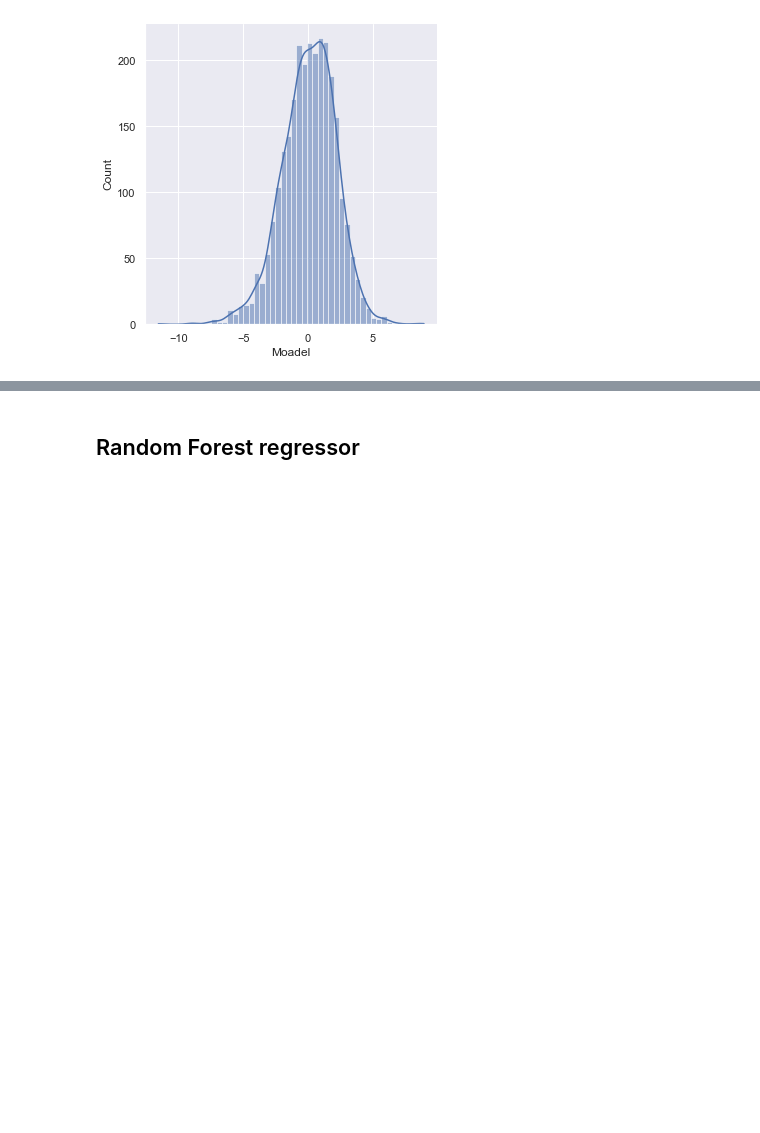
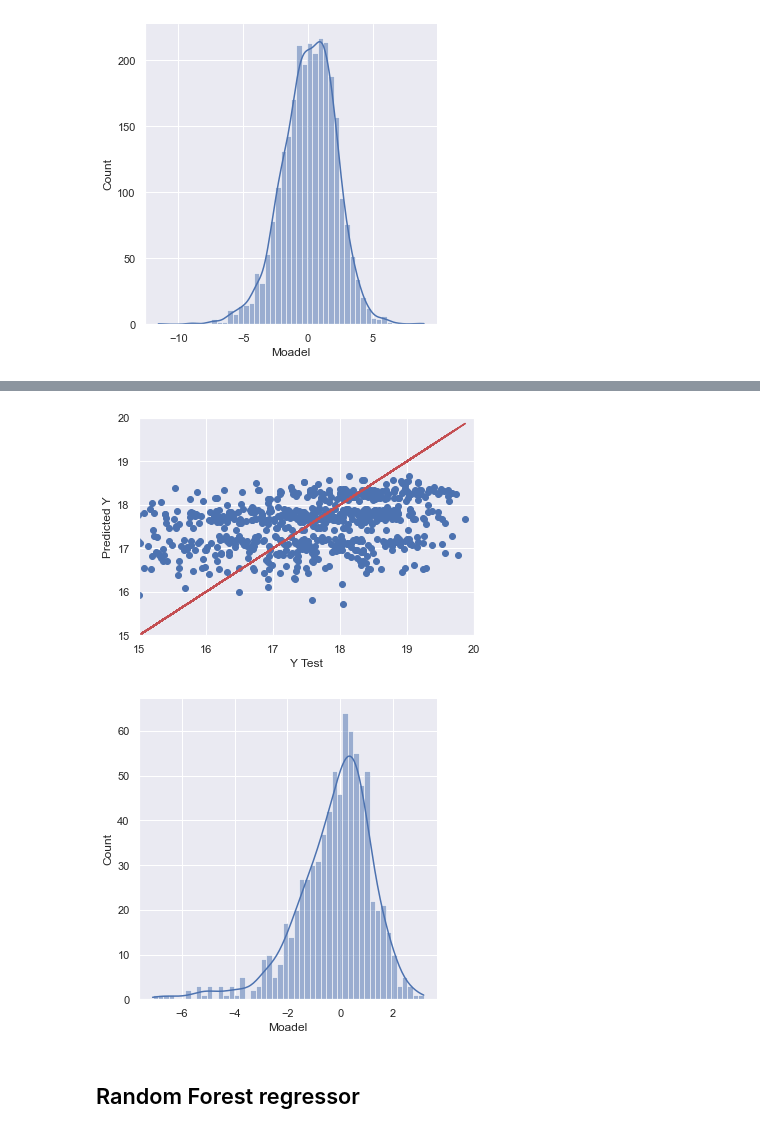
Before and after one commit to mghasemi19/ML_EconEduc, a Jupyter notebook: GPA_Regression.ipynb, the cells around one changed output, grey strips where cells are left out. Drawn from its saved outputs; the diff is of its cells as text; code cells hidden in the pictures; blank space fills up the shorter version.

```diff
--- a/GPA_Regression.ipynb
+++ b/GPA_Regression.ipynb
@@ -317,0 +495,11 @@ sns.displot((y_test-predictions),bins=50, kde=True);
+# %%
+predictions_opt = drop_model.predict(X_test)
+predictions_opt = predictions_opt.reshape(predictions_opt.shape[0])
+plt.scatter(y_test,predictions_opt)
+plt.xlabel('Y Test')
+plt.ylabel('Predicted Y')
+plt.plot(y_test,y_test,'r')
+plt.axis([15, 20, 15., 20])
+
+sns.displot((y_test-predictions_opt),bins=50, kde=True);
+# %% [output]
@@ -318,3 +507,5 @@ sns.displot((y_test-predictions),bins=50, kde=True);
+[figure, added]
+[figure, added]
 # %% [markdown]
 ## Random Forest regressor
 # %%
```
Also changed, not shown: parts of 8 cells of this notebook, 1 other file.
